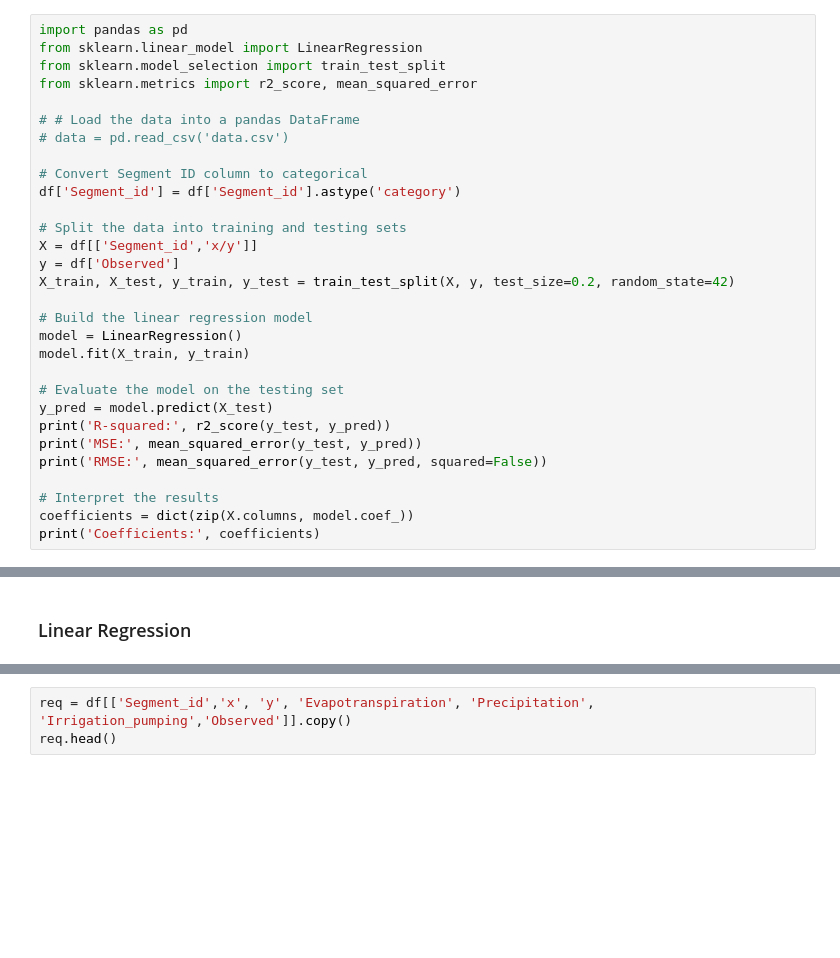
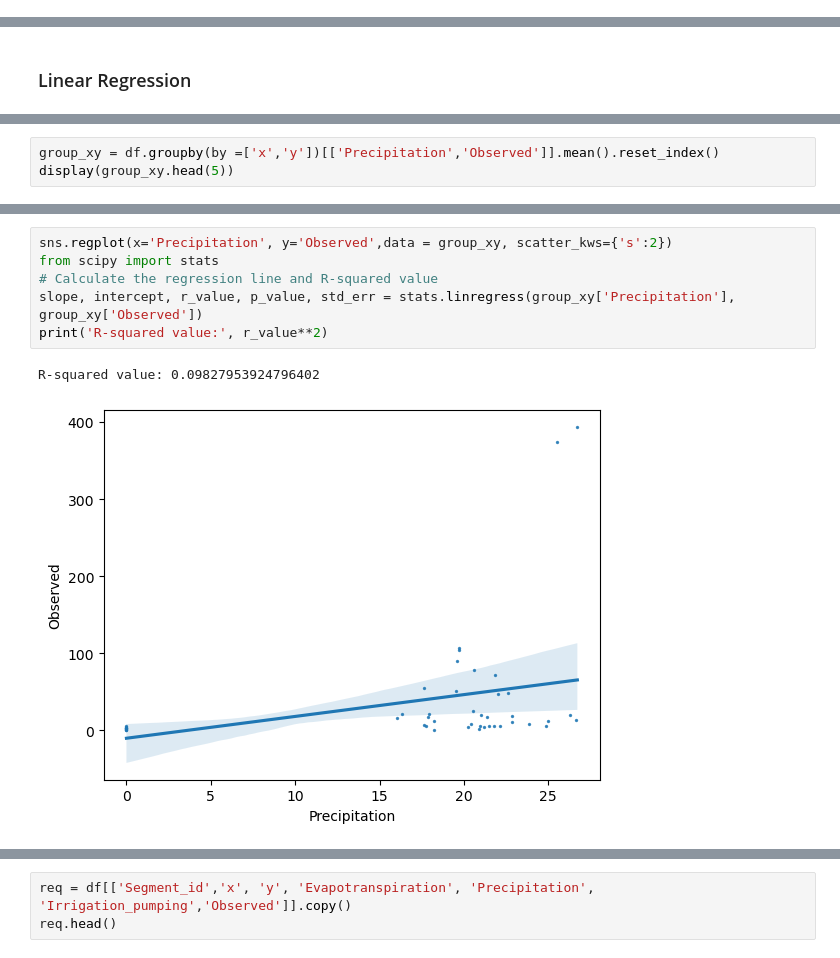
Before and after one commit to jakepper/CS5830-Group15-Project6, a Jupyter notebook: project6.ipynb, the cells around one changed output, grey strips where cells are left out. Cells and saved outputs as stored; diff of their text form; blank space fills up the shorter version.

```diff
--- a/project6.ipynb
+++ b/project6.ipynb
@@ -109,33 +109,3 @@ None
 | max | 256.000000 | 1.941550e+06 | 1.476720e+07 | 12.100000 | 40.380000 | 0.000000 | 747.803280 | ... |
 # %% [markdown]
 ### Analysis
-# %%
-import pandas as pd
-from sklearn.linear_model import LinearRegression
-from sklearn.model_selection import train_test_split
-from sklearn.metrics import r2_score, mean_squared_error
-
-# # Load the data into a pandas DataFrame
-# data = pd.read_csv('data.csv')
-
-# Convert Segment ID column to categorical
-df['Segment_id'] = df['Segment_id'].astype('category')
-
-# Split the data into training and testing sets
-X = df[['Segment_id','x/y']]
-y = df['Observed']
-X_train, X_test, y_train, y_test = train_test_split(X, y, test_size=0.2, random_state=42)
-
-# Build the linear regression model
-model = LinearRegression()
-model.fit(X_train, y_train)
-
-# Evaluate the model on the testing set
-y_pred = model.predict(X_test)
-print('R-squared:', r2_score(y_test, y_pred))
-print('MSE:', mean_squared_error(y_test, y_pred))
-print('RMSE:', mean_squared_error(y_test, y_pred, squared=False))
-
-# Interpret the results
-coefficients = dict(zip(X.columns, model.coef_))
-print('Coefficients:', coefficients)
@@ -228,0 +196,3 @@ Standard Deviation: 10.512908513378601
+# %%
+group_xy = df.groupby(by =['x','y'])[['Precipitation','Observed']].mean().reset_index()
+display(group_xy.head(5))
@@ -228,0 +206,9 @@ Standard Deviation: 10.512908513378601
+# %%
+sns.regplot(x='Precipitation', y='Observed',data = group_xy, scatter_kws={'s':2})
+from scipy import stats
+# Calculate the regression line and R-squared value
+slope, intercept, r_value, p_value, std_err = stats.linregress(group_xy['Precipitation'], group_xy['Observed'])
+print('R-squared value:', r_value**2)
+# %% [output]
+R-squared value: 0.09827953924796402
+[figure, added]
```
Also changed, not shown: parts of 14 cells of this notebook.
